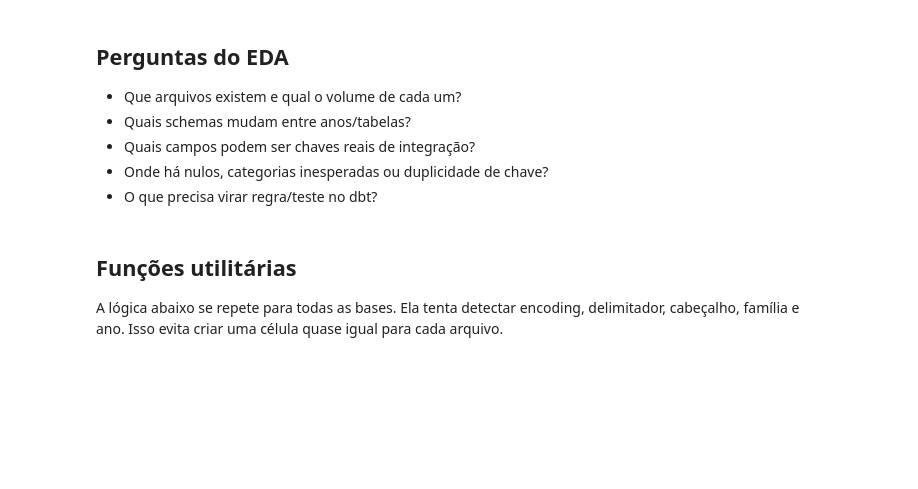
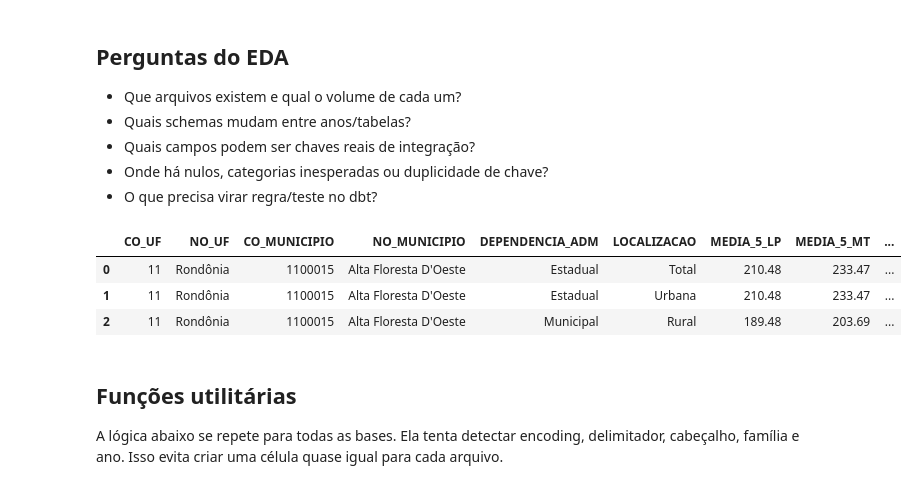
Before and after one commit to leovianaf/edu-impacto-nem-multimodal, a Jupyter notebook: notebooks/01_eda_raw_data.ipynb, the cells around one changed output. Drawn from its saved outputs; the diff is of its cells as text; code cells hidden in the pictures; blank space fills up the shorter version.

```diff
--- a/notebooks/01_eda_raw_data.ipynb
+++ b/notebooks/01_eda_raw_data.ipynb
@@ -39,6 +39,23 @@ SEEDS_DIR = ROOT / "seeds"
 DB_PATH = ROOT / "edu_impacto_nem_multimodal.duckdb"
 
 con = duckdb.connect(str(DB_PATH))
+# %%
+saeb_sample_file = RAW_DIR / "saeb_2019" / "saeb_resultados_municipios_2019.csv.gz"
+
+sample_saeb_municipal = con.sql(
+    f"""
+    select *
+    from read_csv_auto('{saeb_sample_file.as_posix()}')
+    limit 3
+    """
+).df()
+
+sample_saeb_municipal
+# %% [output]
+|  | CO_UF | NO_UF | CO_MUNICIPIO | NO_MUNICIPIO | DEPENDENCIA_ADM | LOCALIZACAO | MEDIA_5_LP | MEDIA_5_MT | ... |
+| 0 | 11 | Rondônia | 1100015 | Alta Floresta D'Oeste | Estadual | Total | 210.48 | 233.47 | ... |
+| 1 | 11 | Rondônia | 1100015 | Alta Floresta D'Oeste | Estadual | Urbana | 210.48 | 233.47 | ... |
+| 2 | 11 | Rondônia | 1100015 | Alta Floresta D'Oeste | Municipal | Rural | 189.48 | 203.69 | ... |
 # %% [markdown]
 ## Funções utilitárias
 
```
Also changed, not shown: parts of 1 cell of this notebook, 7 other files.
